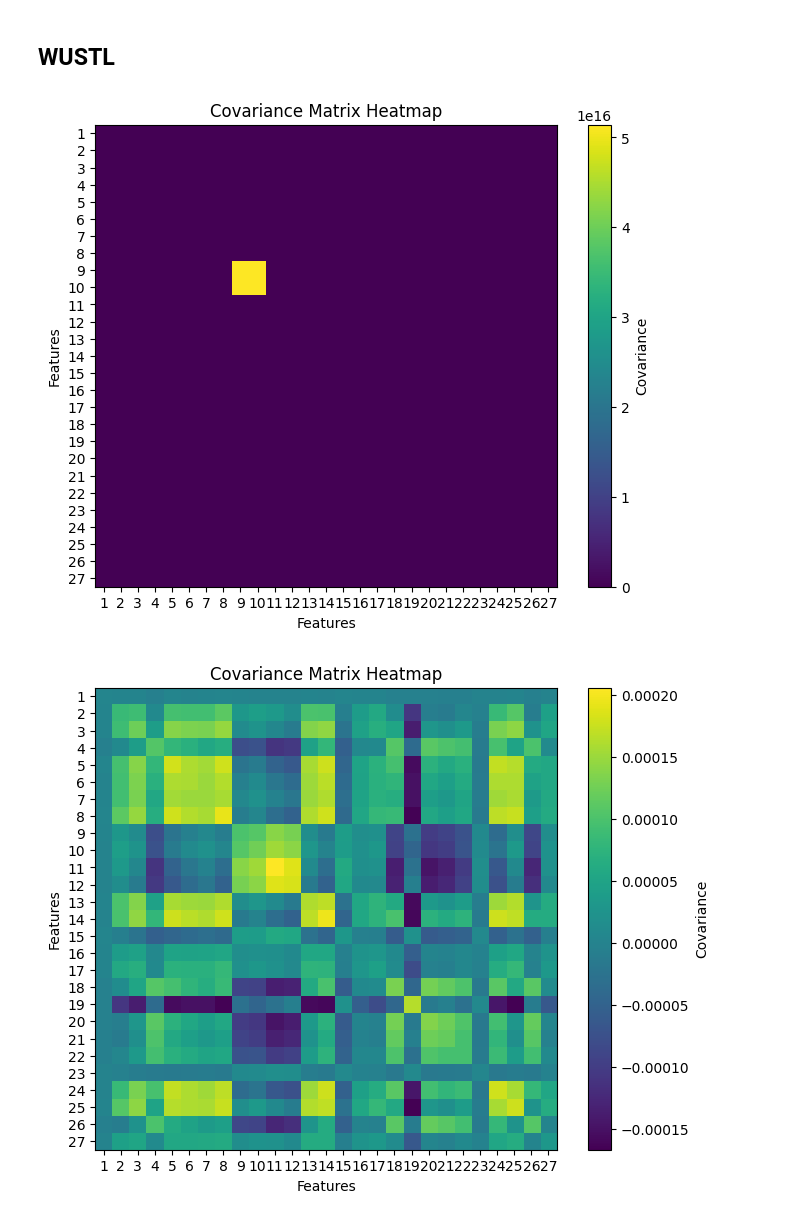
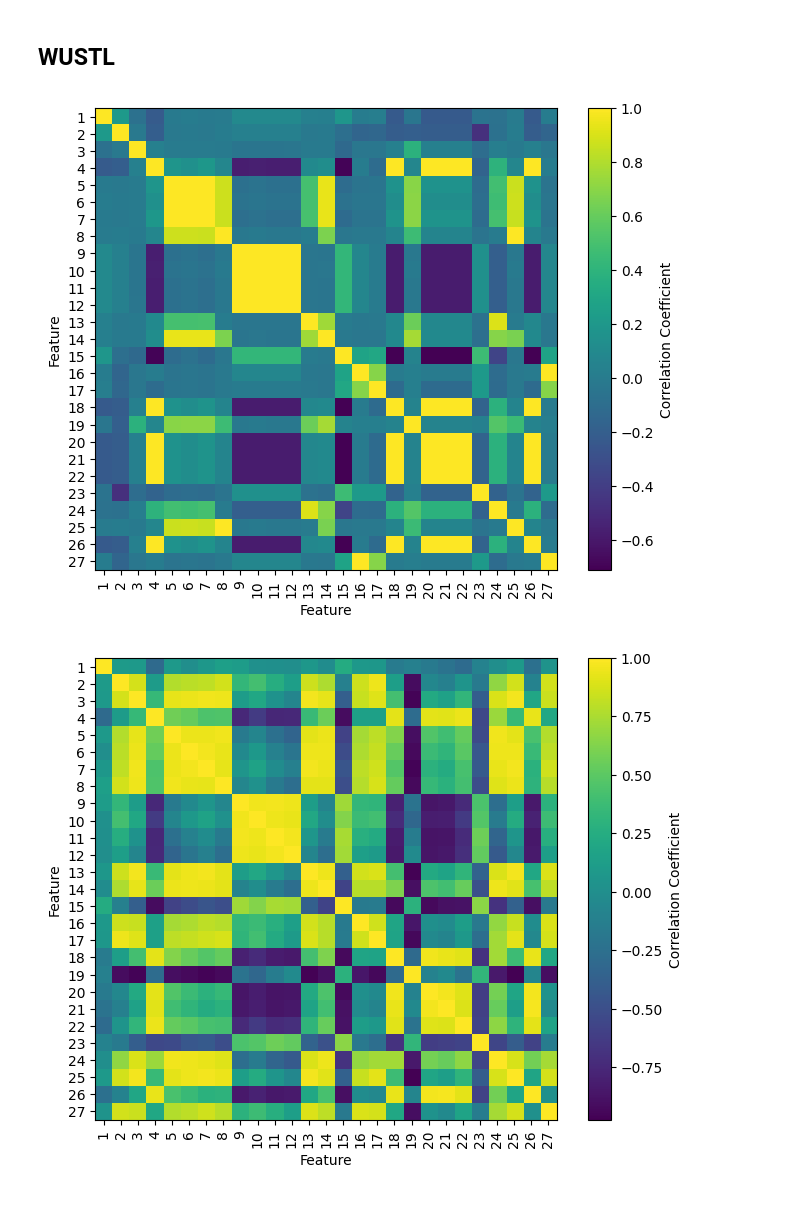
Before and after one commit to KylaNel/ICS_data_generation, a Jupyter notebook: code/covariance.ipynb, the cells around one changed output. Cells and saved outputs as stored; diff of their text form; code cells hidden in the pictures.

```diff
--- a/code/covariance.ipynb
+++ b/code/covariance.ipynb
@@ -232,61 +239,61 @@ plt.show()
 ## WUSTL
 # %%
 X = wustl
-cov_matrix1 = np.cov(X, rowvar=False)
-cov_matrix2 = np.cov(vae_gan_wustl, rowvar=False)
-cov_matrix3 = np.cov(vae_wustl, rowvar=False)
-cov_matrix4 = np.cov(gan_wustl, rowvar=False)
-cov_matrix5 = np.cov(gan_softmax_wustl, rowvar=False)
+cov_matrix1 = np.corrcoef(X, rowvar=False)
+cov_matrix2 = np.corrcoef(vae_gan_wustl, rowvar=False)
+cov_matrix3 = np.corrcoef(vae_wustl, rowvar=False)
+cov_matrix4 = np.corrcoef(gan_wustl, rowvar=False)
+cov_matrix5 = np.corrcoef(gan_softmax_wustl, rowvar=False)
 
 plt.figure(figsize=(8, 6))
 plt.imshow(cov_matrix1, cmap='viridis', interpolation='nearest')
-plt.colorbar(label='Covariance')
-plt.title('Covariance Matrix Heatmap')
-plt.xlabel('Features')
-plt.ylabel('Features')
-plt.xticks(np.arange(len(cov_matrix1)), np.arange(1, len(cov_matrix1)+1))
+plt.colorbar(label='Correlation Coefficient')
+plt.xlabel('Feature')
+plt.ylabel('Feature')
+plt.xticks(np.arange(len(cov_matrix1)), np.arange(1, len(cov_matrix1)+1), rotation=90)
 plt.yticks(np.arange(len(cov_matrix1)), np.arange(1, len(cov_matrix1)+1))
+plt.savefig("cov_wustl.jpg")
 plt.show()
 
 plt.figure(figsize=(8, 6))
 plt.imshow(cov_matrix2, cmap='viridis', interpolation='nearest')
-plt.colorbar(label='Covariance')
-plt.title('Covariance Matrix Heatmap')
-plt.xlabel('Features')
-plt.ylabel('Features')
-plt.xticks(np.arange(len(cov_matrix2)), np.arange(1, len(cov_matrix2)+1))
+plt.colorbar(label='Correlation Coefficient')
+plt.xlabel('Feature')
+plt.ylabel('Feature')
+plt.xticks(np.arange(len(cov_matrix1)), np.arange(1, len(cov_matrix1)+1), rotation=90)
 plt.yticks(np.arange(len(cov_matrix2)), np.arange(1, len(cov_matrix2)+1))
+plt.savefig("cov_vae_gan_wustl.jpg")
 plt.show()
 
 plt.figure(figsize=(8, 6))
 plt.imshow(cov_matrix3, cmap='viridis', interpolation='nearest')
-plt.colorbar(label='Covariance')
-plt.title('Covariance Matrix Heatmap')
-plt.xlabel('Features')
-plt.ylabel('Features')
-plt.xticks(np.arange(len(cov_matrix3)), np.arange(1, len(cov_matrix3)+1))
+plt.colorbar(label='Correlation Coefficient')
+plt.xlabel('Feature')
+plt.ylabel('Feature')
+plt.xticks(np.arange(len(cov_matrix3)), np.arange(1, len(cov_matrix3)+1), rotation=90)
 plt.yticks(np.arange(len(cov_matrix3)), np.arange(1, len(cov_matrix3)+1))
+plt.savefig("cov_vae_wustl.jpg")
 plt.show()
 
 plt.figure(figsize=(8, 6))
 plt.imshow(cov_matrix4, cmap='viridis', interpolation='nearest')
-plt.colorbar(label='Covariance')
-plt.title('Covariance Matrix Heatmap')
-plt.xlabel('Features')
-plt.ylabel('Features')
-plt.xticks(np.arange(len(cov_matrix4)), np.arange(1, len(cov_matrix4)+1))
+plt.colorbar(label='Correlation Coefficient')
+plt.xlabel('Feature')
+plt.ylabel('Feature')
+plt.xticks(np.arange(len(cov_matrix4)), np.arange(1, len(cov_matrix4)+1), rotation=90)
 plt.yticks(np.arange(len(cov_matrix4)), np.arange(1, len(cov_matrix4)+1))
+plt.savefig("cov_gan_wustl.jpg")
 plt.show()
 
 plt.figure(figsize=(8, 6))
 plt.imshow(cov_matrix5, cmap='viridis', interpolation='nearest')
-plt.colorbar(label='Covariance')
-plt.title('Covariance Matrix Heatmap')
-plt.xlabel('Features')
-plt.ylabel('Features')
-plt.xticks(np.arange(len(cov_matrix5)), np.arange(1, len(cov_matrix5)+1))
+plt.colorbar(label='Correlation Coefficient')
+plt.xlabel('Feature')
+plt.ylabel('Feature')
+plt.xticks(np.arange(len(cov_matrix5)), np.arange(1, len(cov_matrix5)+1), rotation=90)
 plt.yticks(np.arange(len(cov_matrix5)), np.arange(1, len(cov_matrix5)+1))
+plt.savefig("cov_gan_softmax_wustl.jpg")
 plt.show()
 # %% [output]
-[figure, old version]
+[figure, new version]
-[figure, old version]
+[figure, new version]
```
Also changed, not shown: parts of 5 cells of this notebook, 3 other files.
